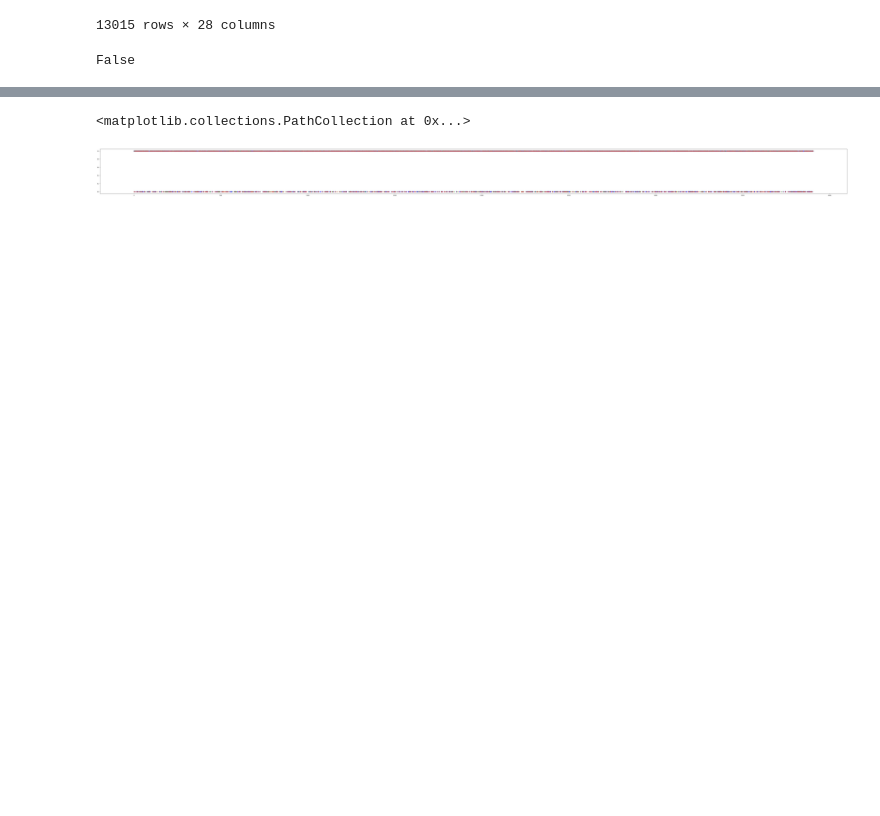
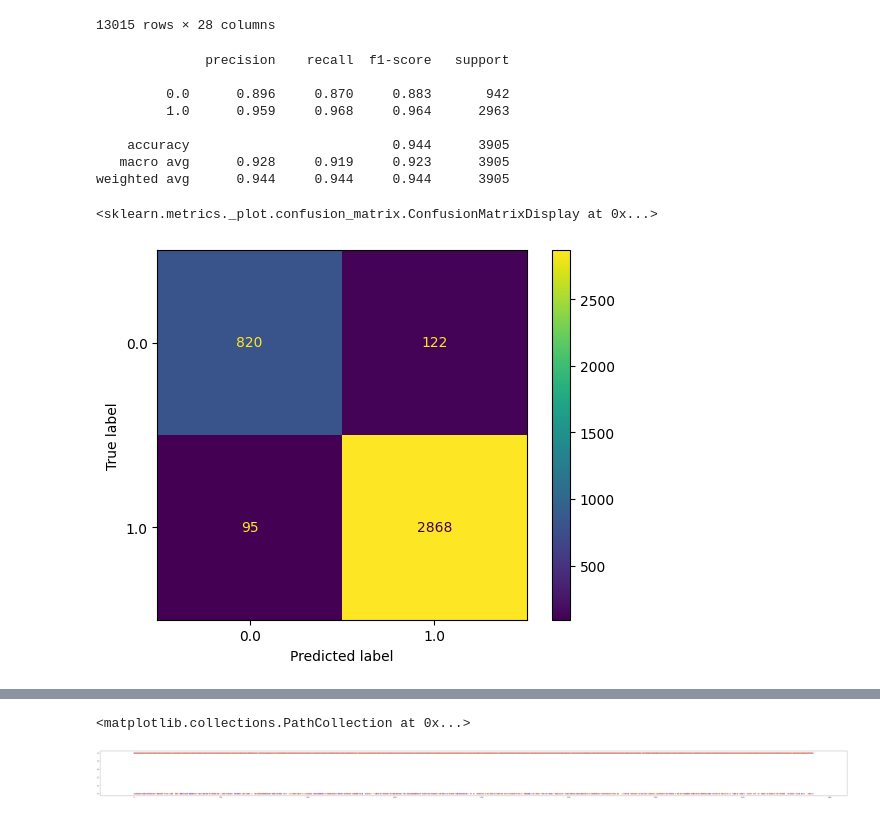
Before and after one commit to AdrianBedon/Exercises, a Jupyter notebook: Bedón, Ramos - Taller sobre Experimentación.ipynb, the cells around one changed output, grey strips where cells are left out. Drawn from its saved outputs; the diff is of its cells as text; code cells hidden in the pictures; blank space fills up the shorter version.

```diff
--- a/Bedón, Ramos - Taller sobre Experimentación.ipynb
+++ b/Bedón, Ramos - Taller sobre Experimentación.ipynb
@@ -40,12 +40,24 @@ Xtrain, Xtest, Ytrain, Ytest = train_test_split(X, Y, test_size=0.3)
 # %%
 #Modelo de Clasificación basado en Vecinos más Cercanos (Neighbors)
 mdl = neighbors.KNeighborsClassifier(n_neighbors=1)
 mdl.fit(Xtrain, Ytrain)
 Ypred = mdl.predict(Xtest)
 prediction_neighbors = np.array(Ypred)
-np.all(prediction_neighbors == Ytest)
+print(metrics.classification_report(Ytest, prediction_neighbors, labels=mdl.classes_, digits=3))
+cm =metrics.confusion_matrix(Ytest, prediction_neighbors, labels=mdl.classes_)
+disp = metrics.ConfusionMatrixDisplay(confusion_matrix=cm, display_labels=mdl.classes_)
+disp.plot()
 # %% [output]
-False
+              precision    recall  f1-score   support
+
+         0.0      0.896     0.870     0.883       942
+         1.0      0.959     0.968     0.964      2963
+
+    accuracy                          0.944      3905
+   macro avg      0.928     0.919     0.923      3905
+weighted avg      0.944     0.944     0.944      3905
+<sklearn.metrics._plot.confusion_matrix.ConfusionMatrixDisplay at 0x...>
+[figure, added]
 # %%
 #Modelo de Clasificación basado en Regresión Lógica
 mdl = LogisticRegression(max_iter=3000)
```
Also changed, not shown: parts of 4 cells of this notebook.
